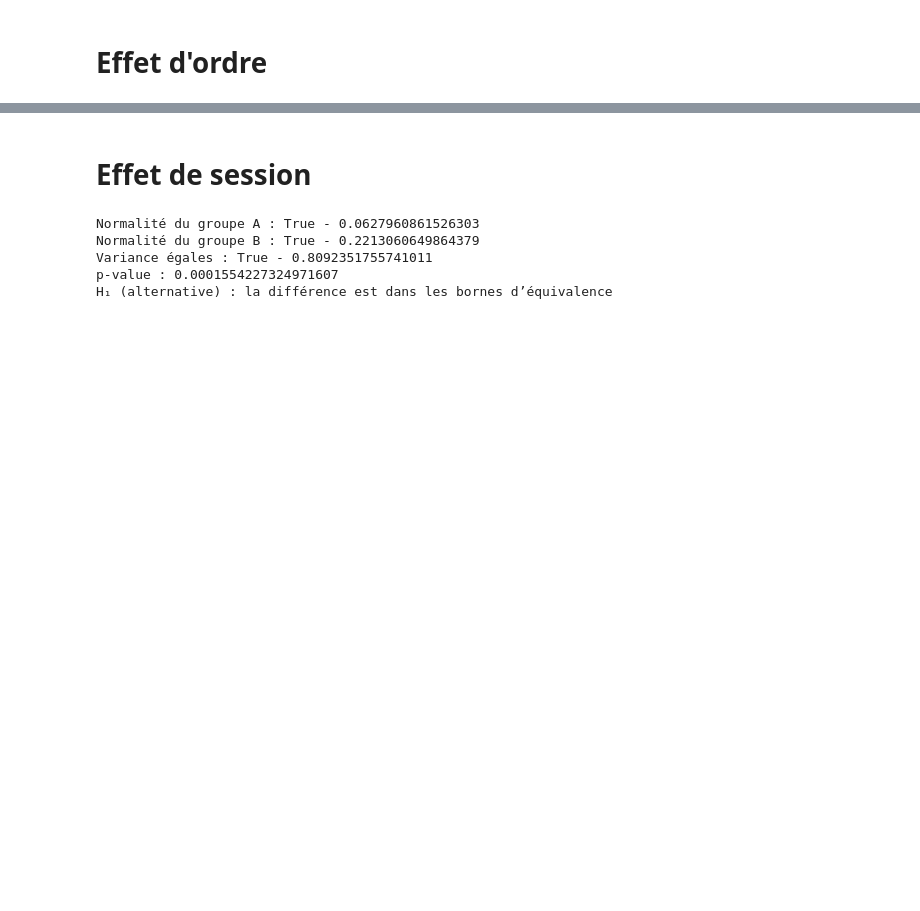
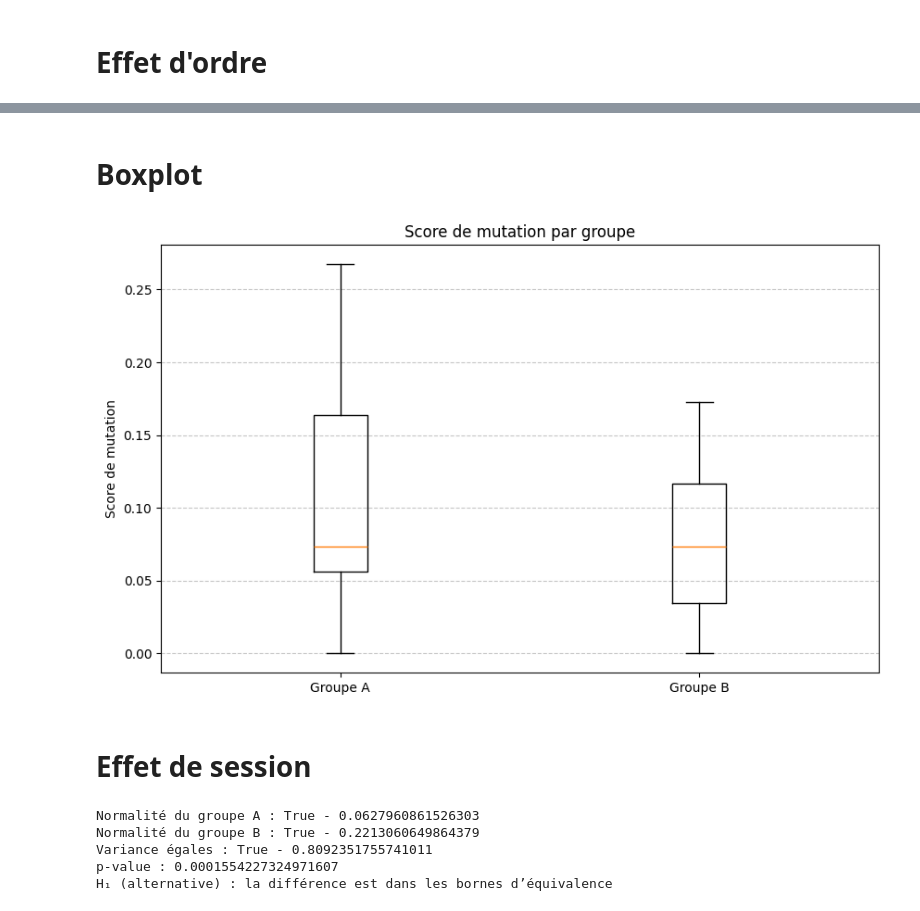
Before and after one commit to ThibBer/MemoireDataAnalytics, a Jupyter notebook: notebooks/analysis/Pitest.ipynb, the cells around one changed output, grey strips where cells are left out. Cells and saved outputs as stored; diff of their text form; code cells hidden in the pictures; blank space fills up the shorter version.

```diff
--- a/notebooks/analysis/Pitest.ipynb
+++ b/notebooks/analysis/Pitest.ipynb
@@ -62,5 +62,24 @@ Variance différentes : True - 0.7753911851022658
 p-value : 0.037905736018044124
 H₁ (alternative) : la différence est dans les bornes d’équivalence
+# %% [markdown]
+# Boxplot
+# %%
+if not os.path.exists(pitest_figures_out):
+    os.makedirs(pitest_figures_out)
+
+plt.figure(figsize=(10, 6))
+plt.boxplot([
+    df_pitest[(df_pitest['group'] == 'A')][col],
+    df_pitest[(df_pitest['group'] == 'B')][col]
+], tick_labels=['Groupe A', 'Groupe B'])
+
+plt.title('Score de mutation par groupe')
+plt.ylabel('Score de mutation')
+plt.grid(axis='y', linestyle='--', alpha=0.7)
+plt.savefig(f"{pitest_figures_out}/mutation_score_by_game_mode.pdf")
+plt.show()
+# %% [output]
+[figure, added]
 # %% [markdown]
 # Effet de session
 # %%
```
Also changed, not shown: parts of 4 cells of this notebook, 26 other files.
